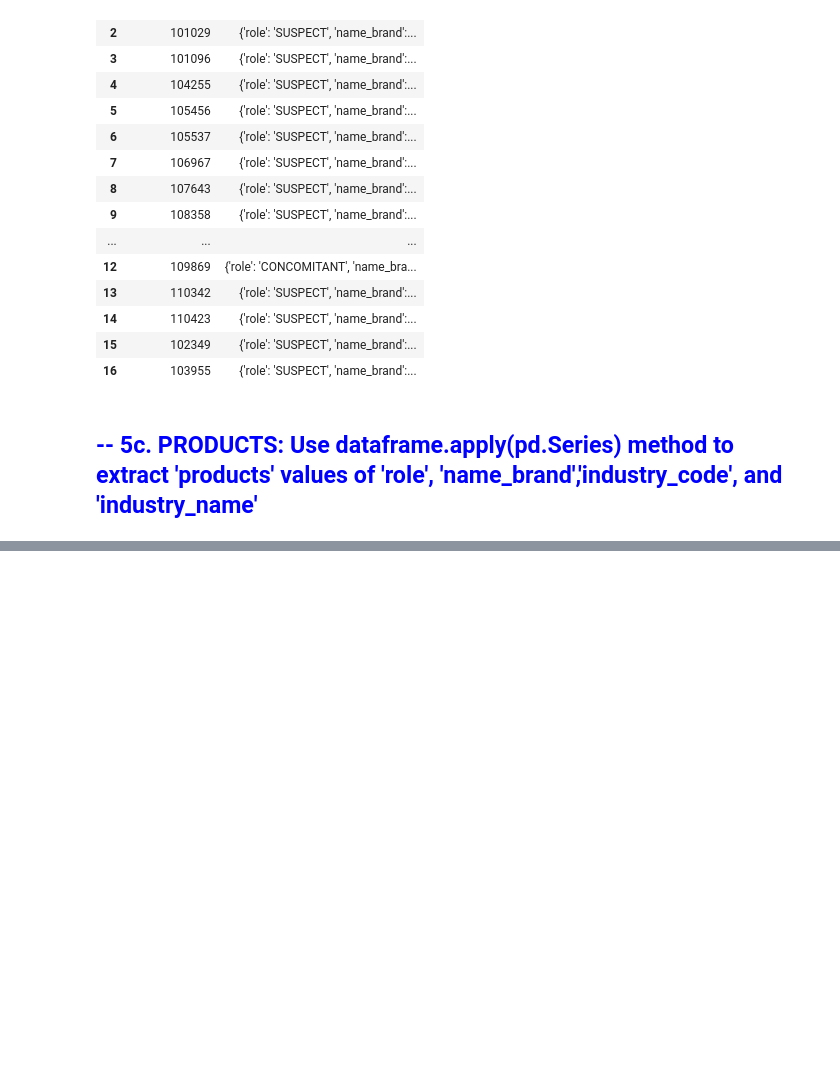
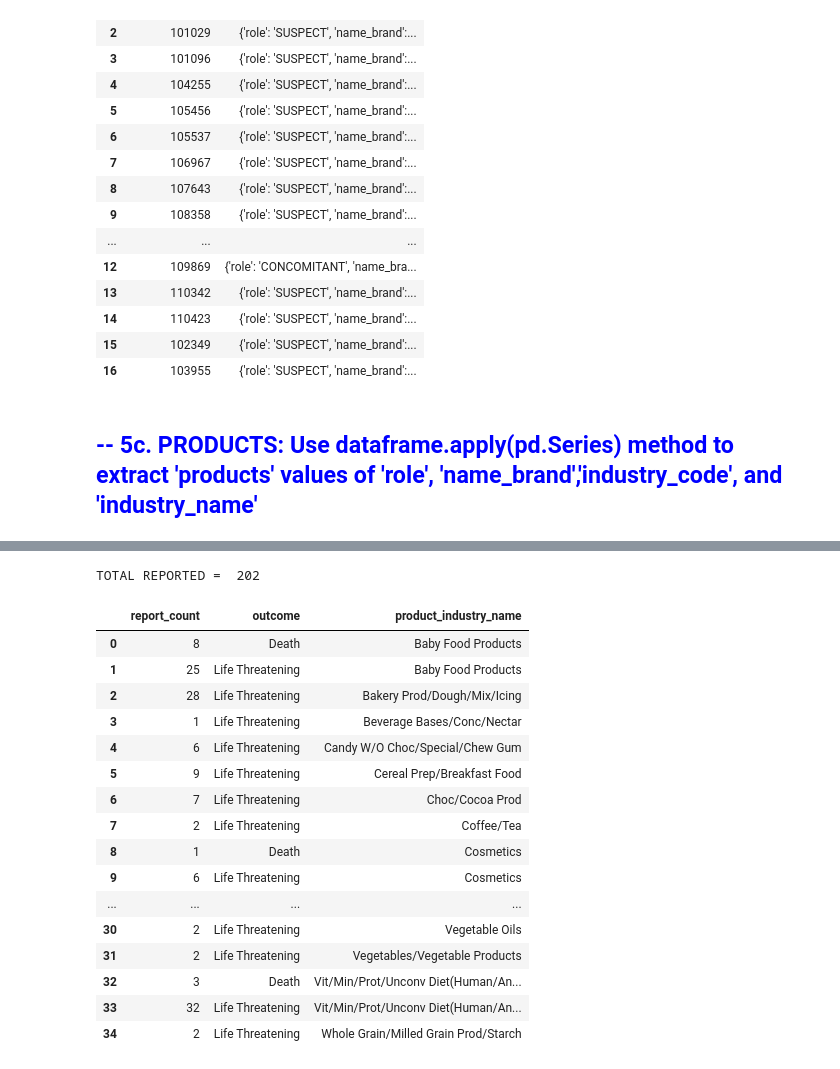
Before and after one commit to rooplaxmidesai/FDA_food, a Jupyter notebook: Code Review.ipynb, the cells around one changed output, grey strips where cells are left out. Drawn from its saved outputs; the diff is of its cells as text; code cells hidden in the pictures; blank space fills up the shorter version.

```diff
--- a/Code Review.ipynb
+++ b/Code Review.ipynb
@@ -717,0 +964,26 @@ conn.commit()
+# %%
+under_6_death_life_threatening = pd.read_csv (r'../FDA_Proj_2/SQL/Output/Under6_Death_Life_Threatening.csv')
+under_6_death_life_threatening = pd.DataFrame(under_6_death_life_threatening)
+
+print('TOTAL REPORTED = ',sum(under_6_death_life_threatening['report_count']))
+
+under_6_death_life_threatening
+# %% [output]
+TOTAL REPORTED =  202
+|  | report_count | outcome | product_industry_name |
+| 0 | 8 | Death | Baby Food Products |
+| 1 | 25 | Life Threatening | Baby Food Products |
+| 2 | 28 | Life Threatening | Bakery Prod/Dough/Mix/Icing |
+| 3 | 1 | Life Threatening | Beverage Bases/Conc/Nectar |
+| 4 | 6 | Life Threatening | Candy W/O Choc/Special/Chew Gum |
+| 5 | 9 | Life Threatening | Cereal Prep/Breakfast Food |
+| 6 | 7 | Life Threatening | Choc/Cocoa Prod |
+| 7 | 2 | Life Threatening | Coffee/Tea |
+| 8 | 1 | Death | Cosmetics |
+| 9 | 6 | Life Threatening | Cosmetics |
+| ... | ... | ... | ... |
+| 30 | 2 | Life Threatening | Vegetable Oils |
+| 31 | 2 | Life Threatening | Vegetables/Vegetable Products |
+| 32 | 3 | Death | Vit/Min/Prot/Unconv Diet(Human/An... |
+| 33 | 32 | Life Threatening | Vit/Min/Prot/Unconv Diet(Human/An... |
+| 34 | 2 | Life Threatening | Whole Grain/Milled Grain Prod/Starch |
```
Also changed, not shown: parts of 111 cells of this notebook.
